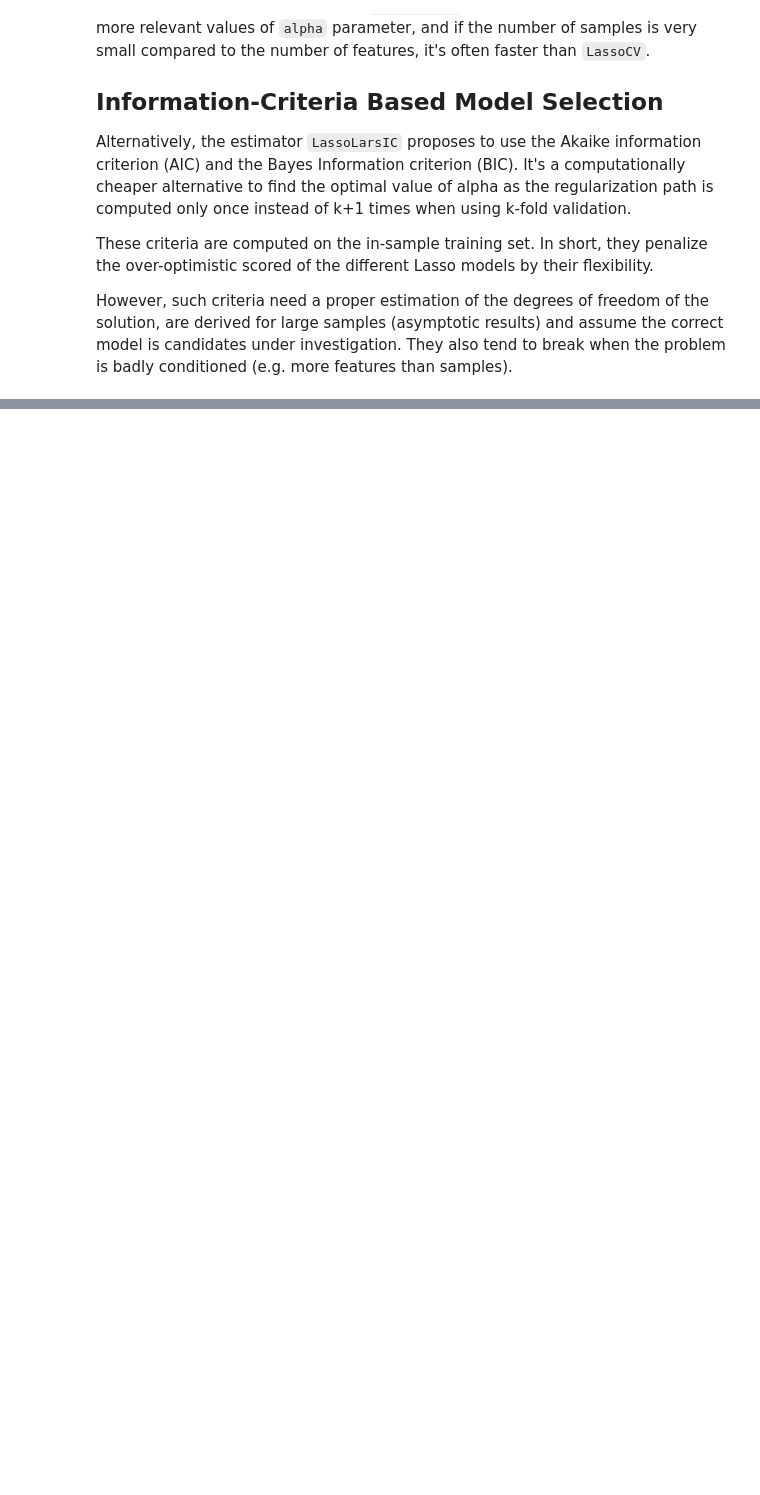
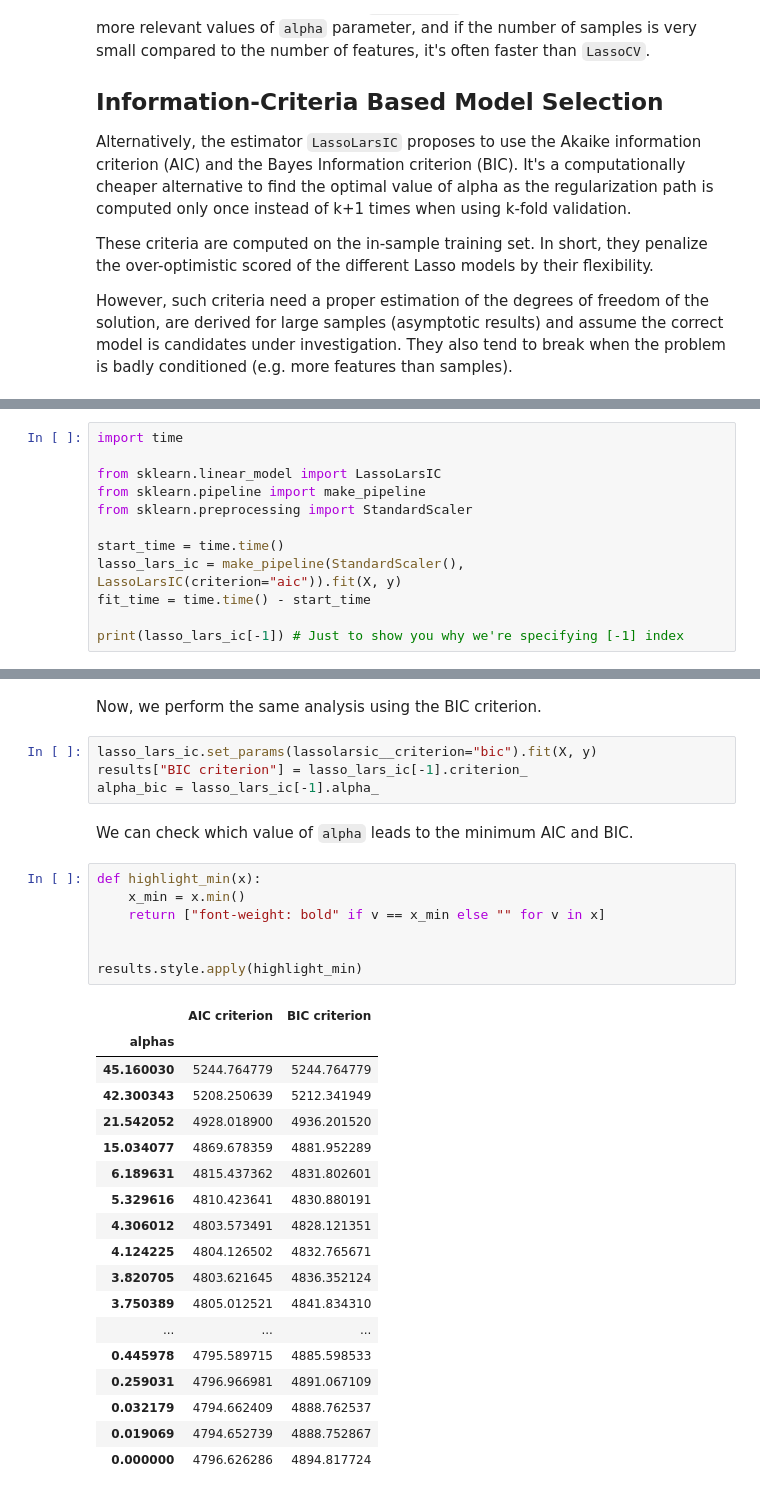
Before and after one commit to crdcamp/ml-learning-linear-regression-part-2, a Jupyter notebook: coding_labs/sklearn_lessons.ipynb, the cells around one changed output, grey strips where cells are left out. Drawn from its saved outputs; the diff is of its cells as text; blank space fills up the shorter version.

```diff
--- a/coding_labs/sklearn_lessons.ipynb
+++ b/coding_labs/sklearn_lessons.ipynb
@@ -665,0 +713,12 @@ Indeed, several strategies can be used to select the value of the regularization
+# %%
+import time
+
+from sklearn.linear_model import LassoLarsIC
+from sklearn.pipeline import make_pipeline
+from sklearn.preprocessing import StandardScaler
+
+start_time = time.time()
+lasso_lars_ic = make_pipeline(StandardScaler(), LassoLarsIC(criterion="aic")).fit(X, y)
+fit_time = time.time() - start_time
+
+print(lasso_lars_ic[-1]) # Just to show you why we're specifying [-1] index
@@ -665,0 +738,34 @@ Indeed, several strategies can be used to select the value of the regularization
+# %% [markdown]
+Now, we perform the same analysis using the BIC criterion.
+# %%
+lasso_lars_ic.set_params(lassolarsic__criterion="bic").fit(X, y)
+results["BIC criterion"] = lasso_lars_ic[-1].criterion_
+alpha_bic = lasso_lars_ic[-1].alpha_
+# %% [markdown]
+We can check which value of `alpha` leads to the minimum AIC and BIC.
+# %%
+def highlight_min(x):
+    x_min = x.min()
+    return ["font-weight: bold" if v == x_min else "" for v in x]
+
+
+results.style.apply(highlight_min)
+# %% [output]
+|  | AIC criterion | BIC criterion |
+| alphas |  |  |
+| 45.160030 | 5244.764779 | 5244.764779 |
+| 42.300343 | 5208.250639 | 5212.341949 |
+| 21.542052 | 4928.018900 | 4936.201520 |
+| 15.034077 | 4869.678359 | 4881.952289 |
+| 6.189631 | 4815.437362 | 4831.802601 |
+| 5.329616 | 4810.423641 | 4830.880191 |
+| 4.306012 | 4803.573491 | 4828.121351 |
+| 4.124225 | 4804.126502 | 4832.765671 |
+| 3.820705 | 4803.621645 | 4836.352124 |
+| 3.750389 | 4805.012521 | 4841.834310 |
+| ... | ... | ... |
+| 0.445978 | 4795.589715 | 4885.598533 |
+| 0.259031 | 4796.966981 | 4891.067109 |
+| 0.032179 | 4794.662409 | 4888.762537 |
+| 0.019069 | 4794.652739 | 4888.752867 |
+| 0.000000 | 4796.626286 | 4894.817724 |
```
Also changed, not shown: parts of 11 cells of this notebook.
